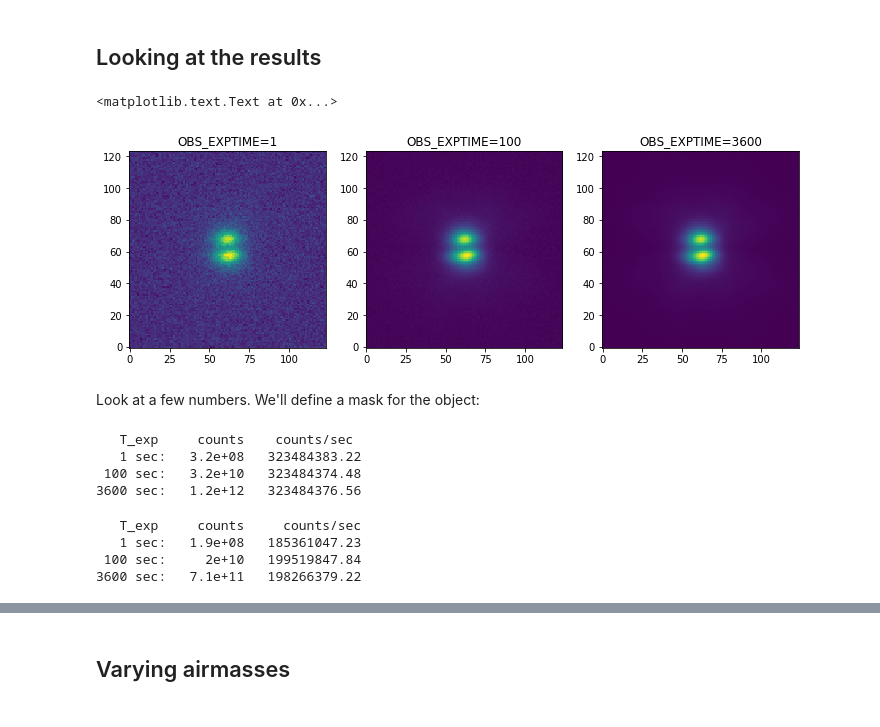
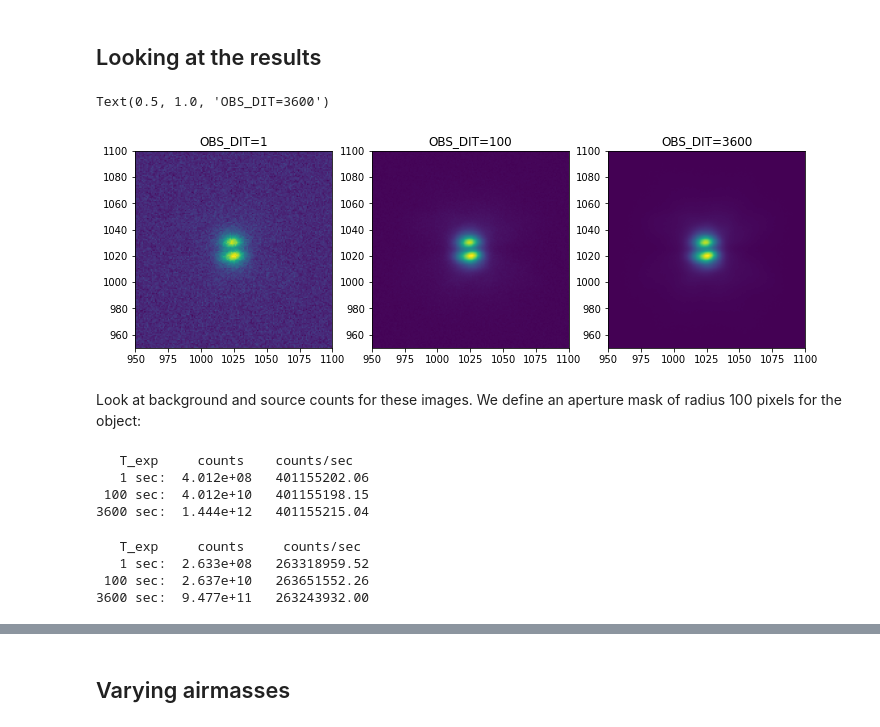
Before and after one commit to astronomyk/SimMETIS, a Jupyter notebook: notebooks/simulate_image.ipynb, the cells around one changed output, grey strips where cells are left out. Saved outputs shown, nothing was run; the diff lists cells and outputs as text; code cells hidden in the pictures.

```diff
--- a/notebooks/simulate_image.ipynb
+++ b/notebooks/simulate_image.ipynb
@@ -16,3 +37,3 @@ The object will be observed in the N2 band. We start by setting up a `UserComman
 # %%
-cmds = sim.UserCommands('metis_image_NQ.config')
+cmds = sim.UserCommands('metis_image_N.config')
 # cmds = sim.UserCommands("metis_image_LM.config")
@@ -114,6 +135,6 @@ To create the simulated detector images we "read out" the detector with various
 # %%
-imghdu_1 = fpa.read_out(OBS_EXPTIME=1)
-imghdu_100 = fpa.read_out(OBS_EXPTIME=100)
-imghdu_3600 = fpa.read_out(OBS_EXPTIME=3600)
+imghdu_1 = fpa.read_out(OBS_DIT=1)
+imghdu_100 = fpa.read_out(OBS_DIT=100)
+imghdu_3600 = fpa.read_out(OBS_DIT=3600)
 # %% [output]
 Reading out chip 1 using superfast
@@ -134,20 +152,22 @@ imghdu_3600.writeto("sd0615_METIS_N2_3600sec.fits", overwrite=True)
 # %% [markdown]
 ## Looking at the results
 # %%
+extent = (xmin, xmax, ymin, ymax) = (950, 1100, 950, 1100)
+
 fig, (ax1, ax2, ax3) = plt.subplots(1, 3, figsize=(12, 4))
-ax1.imshow(imghdu_1[0].data[450:574, 450:574],
-           norm=LogNorm(), origin='lower')
-ax1.set_title("OBS_EXPTIME=1")
-ax2.imshow(imghdu_100[0].data[450:574, 450:574],
-          norm=LogNorm(), origin='lower')
-ax2.set_title("OBS_EXPTIME=100")
-ax3.imshow(imghdu_3600[0].data[450:574, 450:574],
-          norm=LogNorm(), origin='lower')
-ax3.set_title("OBS_EXPTIME=3600")
+ax1.imshow(imghdu_1[0].data[ymin:ymax, xmin:xmax],
+           norm=LogNorm(), origin='lower', extent=extent)
+ax1.set_title("OBS_DIT=1")
+ax2.imshow(imghdu_100[0].data[ymin:ymax, xmin:xmax],
+          norm=LogNorm(), origin='lower', extent=extent)
+ax2.set_title("OBS_DIT=100")
+ax3.imshow(imghdu_3600[0].data[ymin:ymax, xmin:xmax],
+           norm=LogNorm(), origin='lower', extent=extent)
+ax3.set_title("OBS_DIT=3600")
 # %% [output]
-<matplotlib.text.Text at 0x...>
+Text(0.5, 1.0, 'OBS_DIT=3600')
-[figure, old version]
+[figure, new version]
 # %% [markdown]
-Look at a few numbers. We'll define a mask for the object:
+Look at background and source counts for these images. We define an aperture mask of radius 100 pixels for the object:
 # %%
 ny, nx = imghdu_1[0].data.shape
@@ -166,21 +186,21 @@ T_exp = np.array([1, 100, 3600])
 bg_counts = np.array([np.mean(img[bgmask]) for img in images])
 print("   T_exp     counts    counts/sec")
 for T, bg in zip(T_exp, bg_counts):
-    print("{:>4} sec:  {:8.2g}   {:.2f}".format(T, bg, bg / T))
+    print("{:>4} sec:  {:8.4g}   {:.2f}".format(T, bg, bg / T))
 # %% [output]
    T_exp     counts    counts/sec
-   1 sec:   3.2e+08   323484383.22
- 100 sec:   3.2e+10   323484374.48
-3600 sec:   1.2e+12   323484376.56
+   1 sec:  4.012e+08   401155202.06
+ 100 sec:  4.012e+10   401155198.15
+3600 sec:  1.444e+12   401155215.04
 # %%
 src_counts = np.array([np.sum(img[srcmask] - bg)
                        for img, bg in zip(images, bg_counts)])
 print("   T_exp     counts     counts/sec")
 for T, cts in zip(T_exp, src_counts):
-    print("{:>4} sec:  {:8.2g}   {:.2f}".format(T, cts, cts / T))
+    print("{:>4} sec:  {:8.4g}   {:.2f}".format(T, cts, cts / T))
 # %% [output]
    T_exp     counts     counts/sec
-   1 sec:   1.9e+08   185361047.23
- 100 sec:     2e+10   199519847.84
-3600 sec:   7.1e+11   198266379.22
+   1 sec:  2.633e+08   263318959.52
+ 100 sec:  2.637e+10   263651552.26
+3600 sec:  9.477e+11   263243932.00
 # %% [markdown]
```
Also changed, not shown: parts of 22 cells of this notebook.
